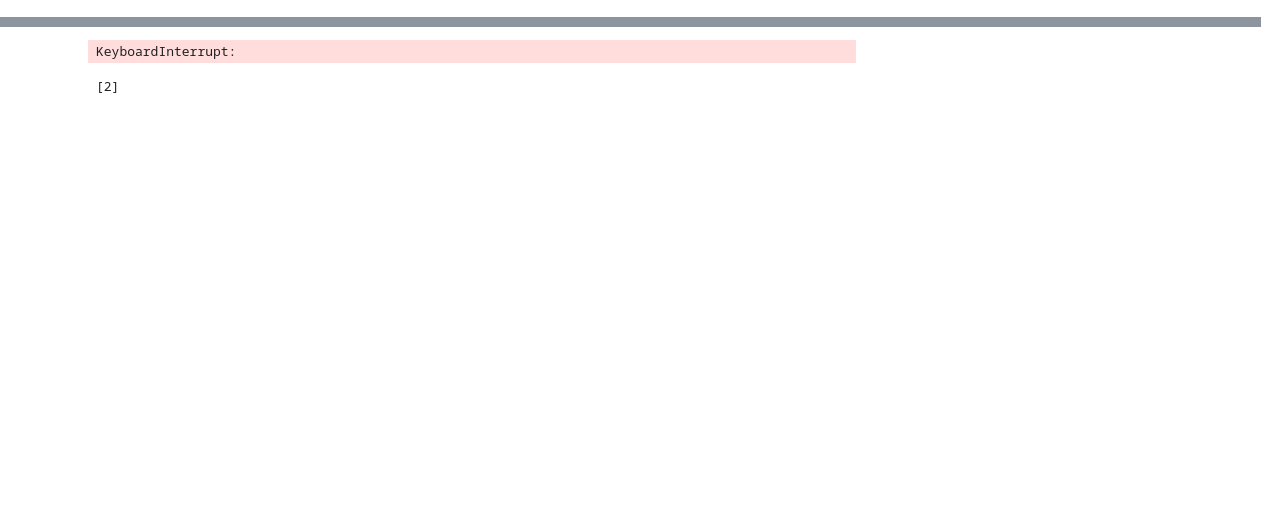
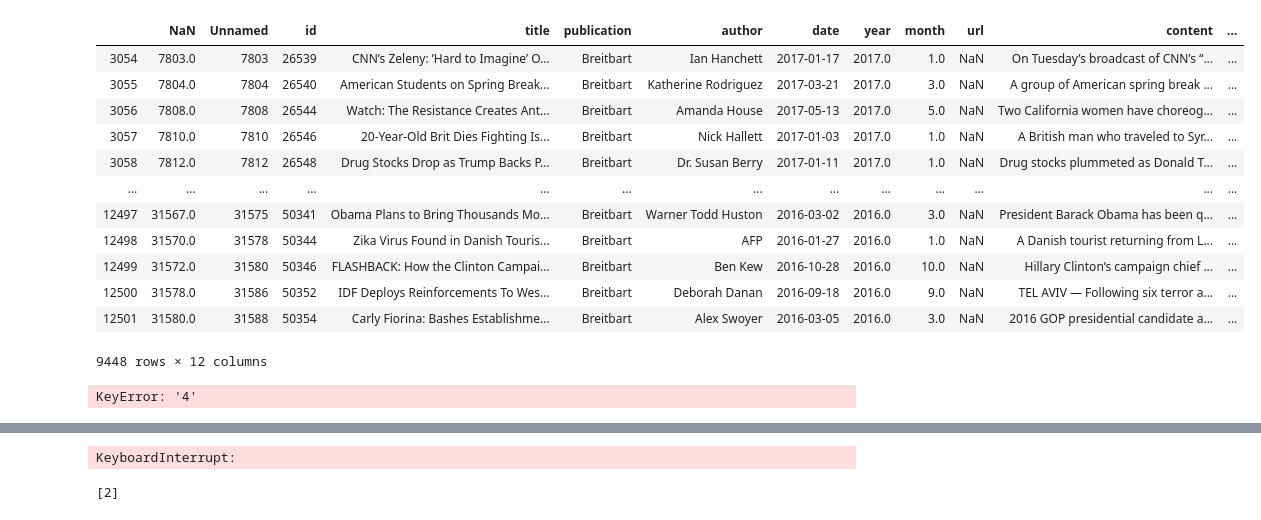
Before and after one commit to jon-infante/BiasDetector, a Jupyter notebook: Intensive.ipynb, the cells around one changed output, grey strips where cells are left out. Cells and saved outputs as stored; diff of their text form; code cells hidden in the pictures; blank space fills up the shorter version.

```diff
--- a/Intensive.ipynb
+++ b/Intensive.ipynb
@@ -14,0 +14,5 @@ df2 = pd.read_pickle('env/datasets/cleaned_articles2.pkl')
+# %%
+p=0.4
+df = pd.read_csv('datasets/cleaned_articles1.csv',header=None,skiprows=lambda i: 1>0 and random.random() > p)
+
+df2 = pd.read_csv('datasets/cleaned_articles2.csv',header=None,skiprows=lambda i: 1>0 and random.random() > p)
@@ -15,10 +28,30 @@ df2 = pd.read_pickle('env/datasets/cleaned_articles2.pkl')
 # %%
 stemmer = SnowballStemmer('english')
 words = stopwords.words("english")
+# %%
+df.columns = ['NaN', 'Unnamed', 'id', 'title', 'publication', 'author', 'date', 'year', 'month', 'url', 'content', 'ceaned']
+# %%
+df[df.publication == 'Breitbart']
+# %% [output]
+|  | NaN | Unnamed | id | title | publication | author | date | year | month | url | content | ... |
+| 3054 | 7803.0 | 7803 | 26539 | CNN’s Zeleny: ’Hard to Imagine’ O... | Breitbart | Ian Hanchett | 2017-01-17 | 2017.0 | 1.0 | NaN | On Tuesday’s broadcast of CNN’s “... | ... |
+| 3055 | 7804.0 | 7804 | 26540 | American Students on Spring Break... | Breitbart | Katherine Rodriguez | 2017-03-21 | 2017.0 | 3.0 | NaN | A group of American spring break ... | ... |
+| 3056 | 7808.0 | 7808 | 26544 | Watch: The Resistance Creates Ant... | Breitbart | Amanda House | 2017-05-13 | 2017.0 | 5.0 | NaN | Two California women have choreog... | ... |
+| 3057 | 7810.0 | 7810 | 26546 | 20-Year-Old Brit Dies Fighting Is... | Breitbart | Nick Hallett | 2017-01-03 | 2017.0 | 1.0 | NaN | A British man who traveled to Syr... | ... |
+| 3058 | 7812.0 | 7812 | 26548 | Drug Stocks Drop as Trump Backs P... | Breitbart | Dr. Susan Berry | 2017-01-11 | 2017.0 | 1.0 | NaN | Drug stocks plummeted as Donald T... | ... |
+| ... | ... | ... | ... | ... | ... | ... | ... | ... | ... | ... | ... | ... |
+| 12497 | 31567.0 | 31575 | 50341 | Obama Plans to Bring Thousands Mo... | Breitbart | Warner Todd Huston | 2016-03-02 | 2016.0 | 3.0 | NaN | President Barack Obama has been q... | ... |
+| 12498 | 31570.0 | 31578 | 50344 | Zika Virus Found in Danish Touris... | Breitbart | AFP | 2016-01-27 | 2016.0 | 1.0 | NaN | A Danish tourist returning from L... | ... |
+| 12499 | 31572.0 | 31580 | 50346 | FLASHBACK: How the Clinton Campai... | Breitbart | Ben Kew | 2016-10-28 | 2016.0 | 10.0 | NaN | Hillary Clinton’s campaign chief ... | ... |
+| 12500 | 31578.0 | 31586 | 50352 | IDF Deploys Reinforcements To Wes... | Breitbart | Deborah Danan | 2016-09-18 | 2016.0 | 9.0 | NaN | TEL AVIV — Following six terror a... | ... |
+| 12501 | 31580.0 | 31588 | 50354 | Carly Fiorina: Bashes Establishme... | Breitbart | Alex Swoyer | 2016-03-05 | 2016.0 | 3.0 | NaN | 2016 GOP presidential candidate a... | ... |
+9448 rows × 12 columns
 # %%
 #Second batch:
-n_s_breitbart = df[df.publication == 'Breitbart']
-n_s_times = df[df.publication == 'New York Times']
+n_s_breitbart = df[df['4'] == 'Breitbart']
+n_s_times = df[df['4'] == 'New York Times']
 #First batch:
-n_s_atlantic = df2[df2.publication == 'Atlantic']
-n_s_post = df2[df2.publication == 'New York Post']
+n_s_atlantic = df2[df2['4'] == 'Atlantic']
+n_s_post = df2[df2['4'] == 'New York Post']
+# %% [output]
+KeyError: '4'
```
Also changed, not shown: parts of 7 cells of this notebook, 55 other files.
